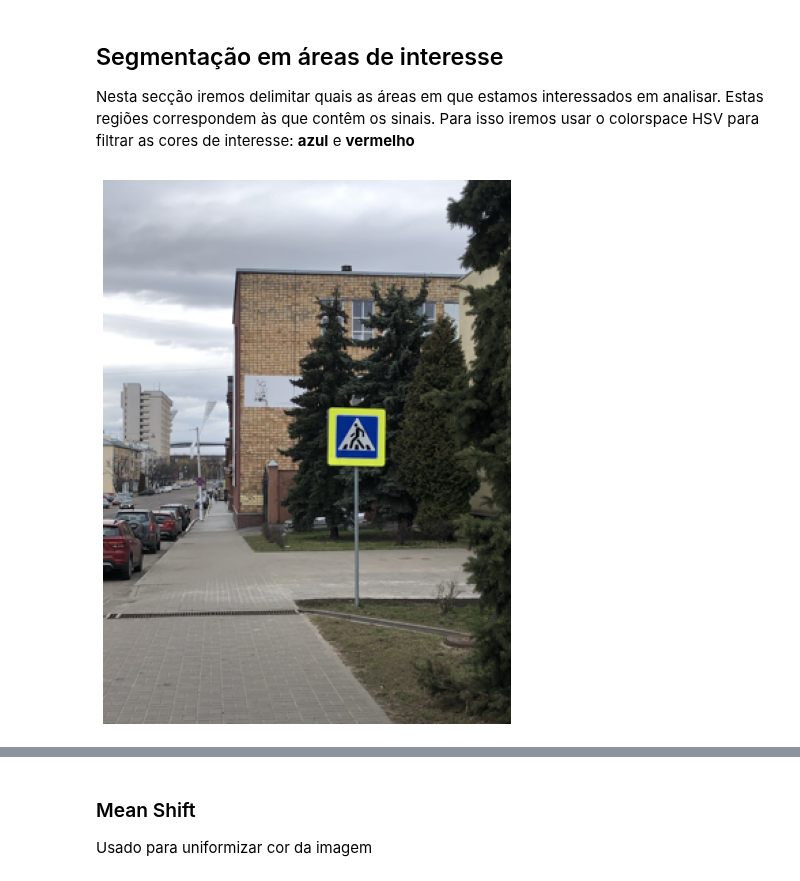
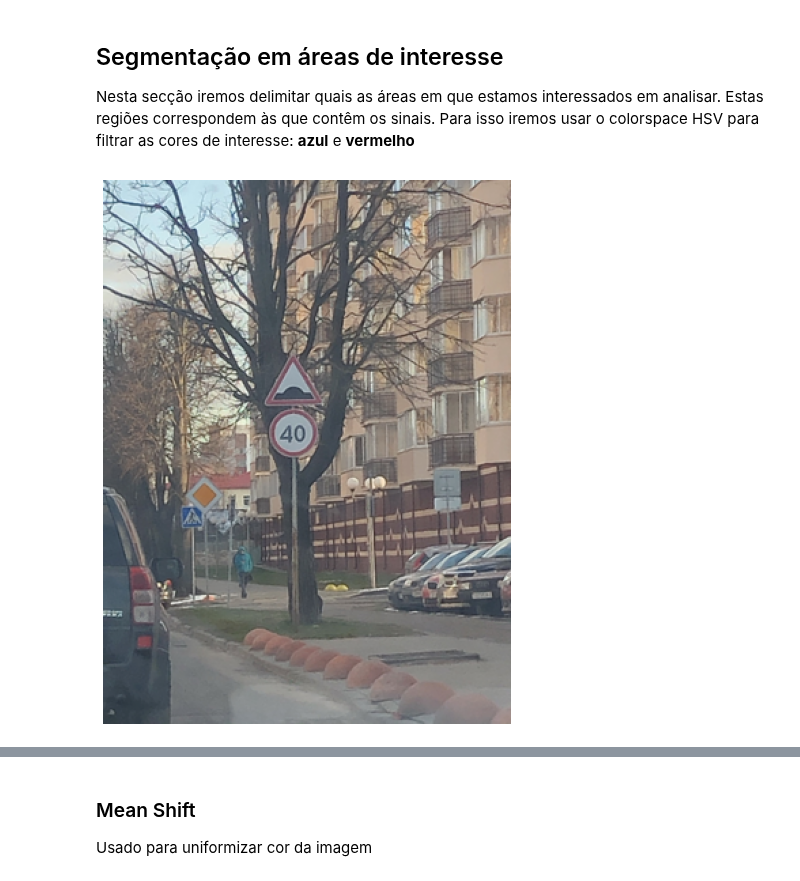
Before and after one commit to joaolucasmartins/VC2022, a Jupyter notebook: notebook.ipynb, the cells around one changed output, grey strips where cells are left out. Drawn from its saved outputs; the diff is of its cells as text; code cells hidden in the pictures.

```diff
--- a/notebook.ipynb
+++ b/notebook.ipynb
@@ -90,11 +90,11 @@ filterType(["speedlimit"])
 Nesta secção iremos delimitar quais as áreas em que estamos interessados em analisar. Estas regiões correspondem às que contêm os sinais. Para isso iremos usar o colorspace HSV para filtrar as cores de interesse: **azul** e **vermelho**
 # %%
 testImages = {"speedlimit": (7, 19, 20, 70)}
-speedLimitId = filterType(["crosswalk"]).index[40]
+speedLimitId = filterType(["crosswalk"]).index[70]
 speedLimit = importImage(speedLimitId)
 displayImage(speedLimit)
 # %% [output]
-[figure, old version]
+[figure, new version]
 # %%
 clahe = cv.createCLAHE(clipLimit=2.0, tileGridSize=(8,8))
 hsv = cv.cvtColor(speedLimit, cv.COLOR_BGR2HSV)
```
Also changed, not shown: parts of 7 cells of this notebook.
